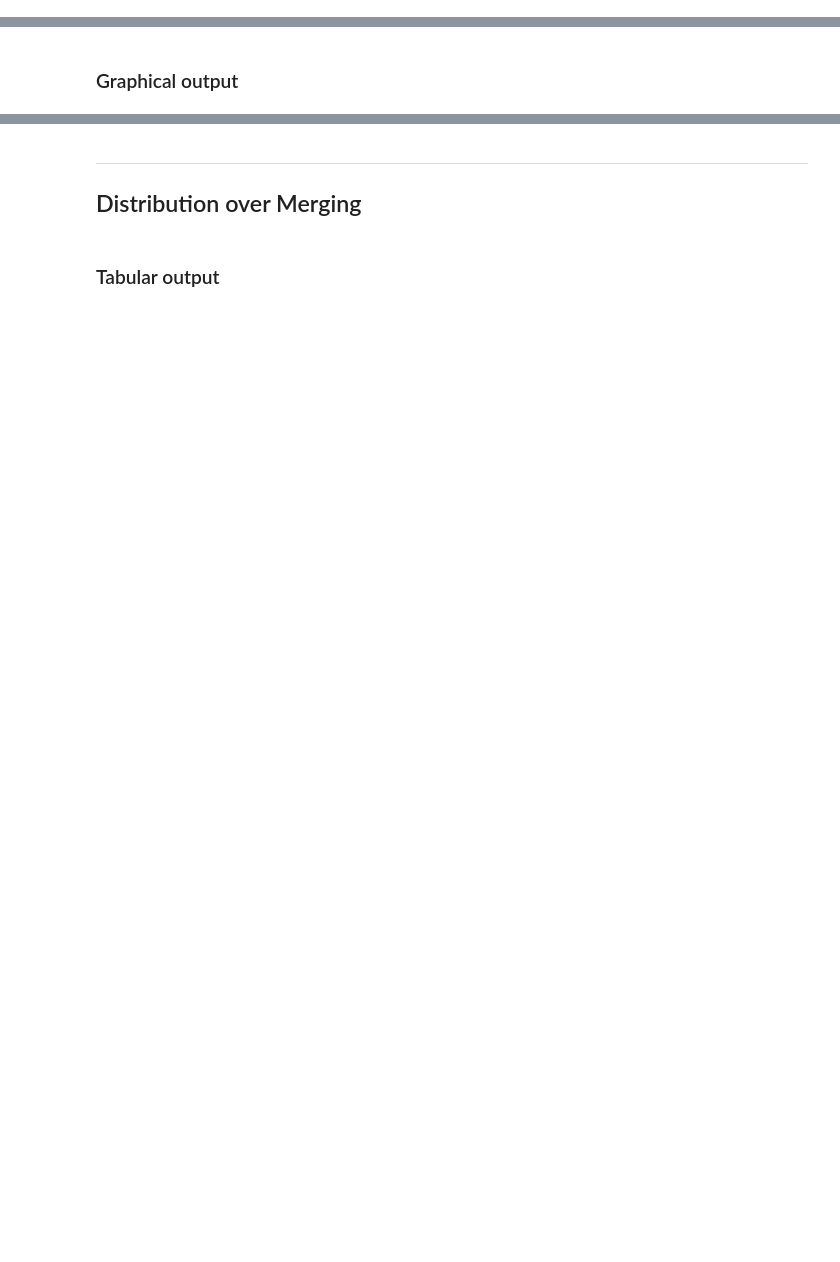
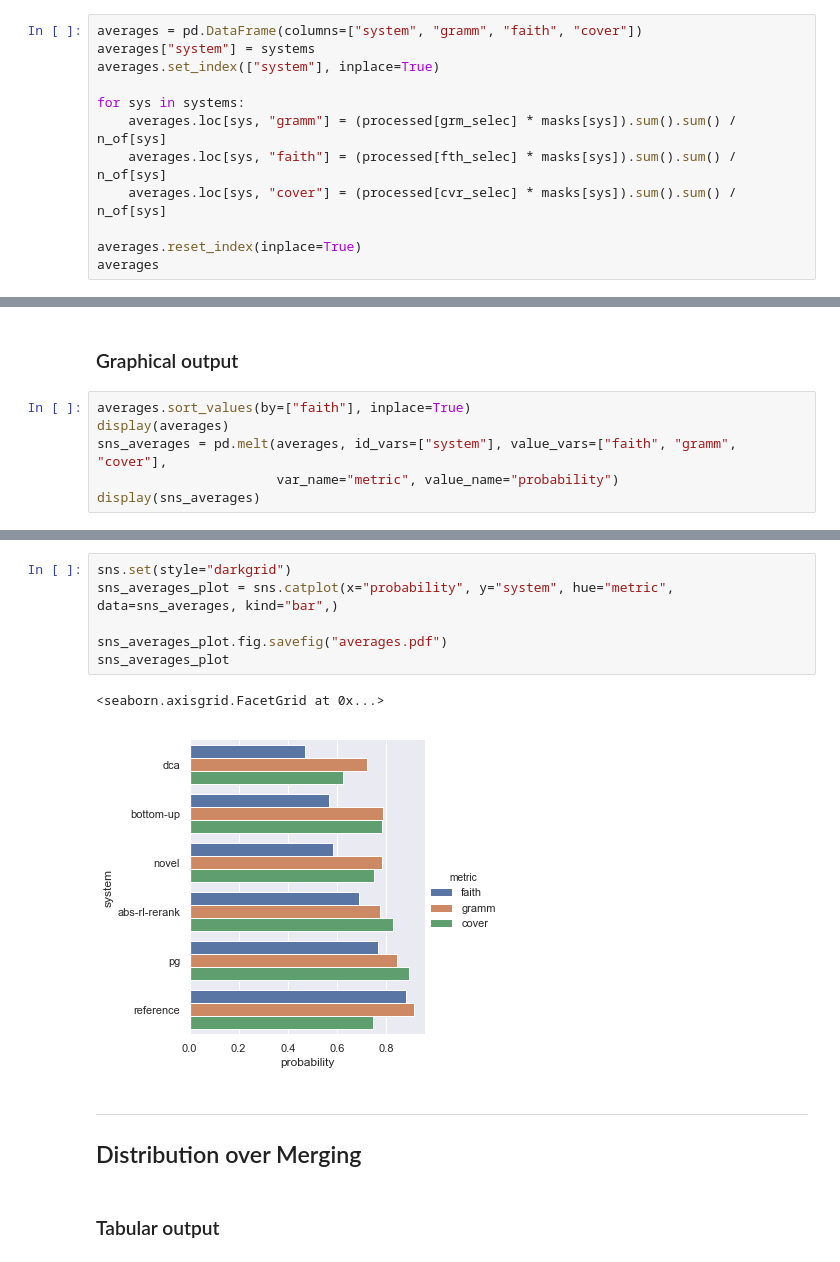
Before and after one commit to loganlebanoff/correct_summarization, a Jupyter notebook: mturk/paper-stats.ipynb, the cells around one changed output, grey strips where cells are left out. Drawn from its saved outputs; the diff is of its cells as text; blank space fills up the shorter version.

```diff
--- a/mturk/paper-stats.ipynb
+++ b/mturk/paper-stats.ipynb
@@ -59,0 +60,12 @@ averages
+# %%
+averages = pd.DataFrame(columns=["system", "gramm", "faith", "cover"])
+averages["system"] = systems
+averages.set_index(["system"], inplace=True)
+
+for sys in systems:
+    averages.loc[sys, "gramm"] = (processed[grm_selec] * masks[sys]).sum().sum() / n_of[sys]
+    averages.loc[sys, "faith"] = (processed[fth_selec] * masks[sys]).sum().sum() / n_of[sys]
+    averages.loc[sys, "cover"] = (processed[cvr_selec] * masks[sys]).sum().sum() / n_of[sys]
+
+averages.reset_index(inplace=True)
+averages
@@ -60,2 +80,8 @@ averages
 # %% [markdown]
 ### Graphical output
+# %%
+averages.sort_values(by=["faith"], inplace=True)
+display(averages)
+sns_averages = pd.melt(averages, id_vars=["system"], value_vars=["faith", "gramm", "cover"],
+                       var_name="metric", value_name="probability")
+display(sns_averages)
@@ -62,3 +113,12 @@ averages
+# %%
+sns.set(style="darkgrid")
+sns_averages_plot = sns.catplot(x="probability", y="system", hue="metric", data=sns_averages, kind="bar",)
+
+sns_averages_plot.fig.savefig("averages.pdf")
+sns_averages_plot
+# %% [output]
+<seaborn.axisgrid.FacetGrid at 0x...>
+[figure, added]
 # %% [markdown]
 ---
 ## Distribution over Merging
```
Also changed, not shown: parts of 19 cells of this notebook, 5 other files.
